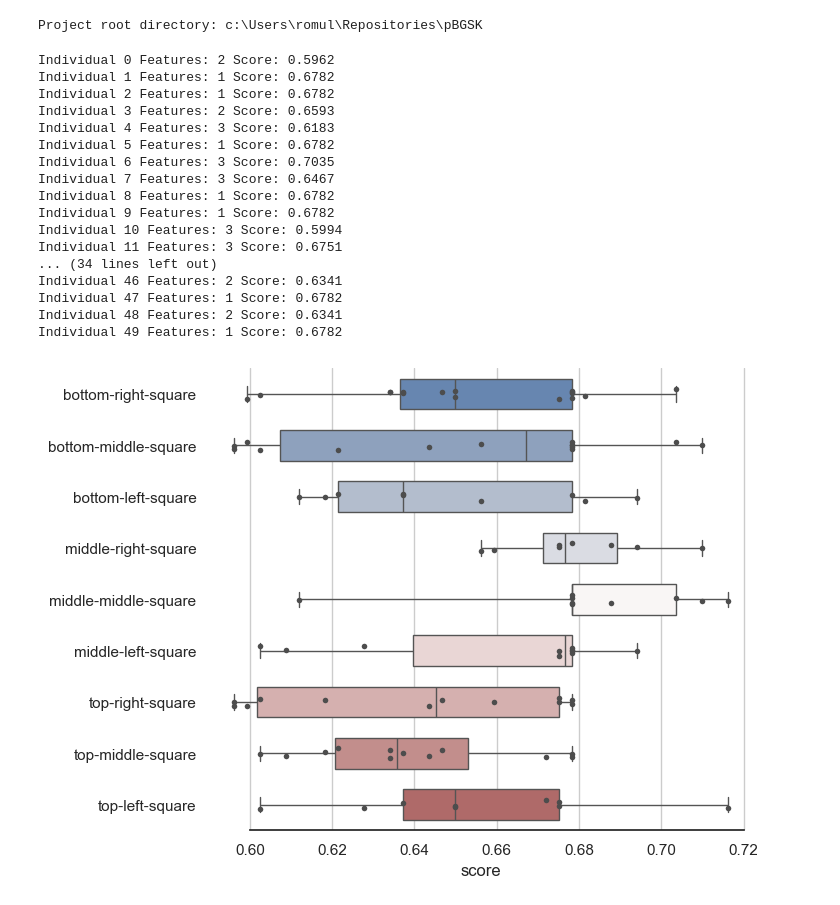
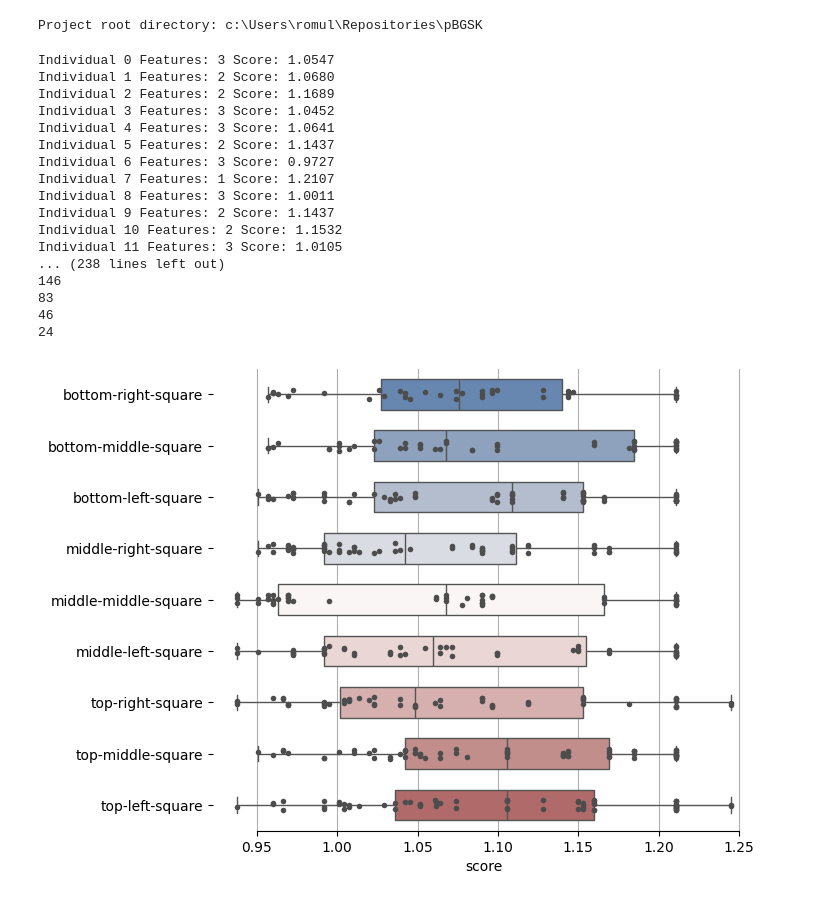
Before and after one commit to Romulol-B/pBGSK, a Jupyter notebook: notebooks/fs-pbgsk.ipynb, the cells around one changed output. Drawn from its saved outputs; the diff is of its cells as text; code cells hidden in the pictures.

Commit message:
gsk completo e pop reduction

```diff
--- a/notebooks/fs-pbgsk.ipynb
+++ b/notebooks/fs-pbgsk.ipynb
@@ -140,69 +212,59 @@ def stage_dimension(gem_max:int, gem_atual:int,k_rate:float, num_individuos:int)
 # %%
 from sklearn.metrics import accuracy_score
 import numpy as np
 mapping = { 'x': 1, 'o': -1, 'b': 0 }
 data_set_name = 'tic_tac_toe_endgame'
 df = data_loader(data_set_name)
 columns_names = df.data.features.columns
 df.data.features = df.data.features.replace(mapping)
 X =df.data.features
 y = np.ravel(df.data.targets)
 data_tuple = sk.model_selection.train_test_split(X, y, test_size=0.33, random_state=42)
 # 2. Create the population
 # This passes the data references to all individuals
-num_population = 50
+num_population = 250
 lower_k=1
 upper_k=4
 pop = population_creation(
     num_population=num_population,
     lower_k=lower_k,
     upper_k=upper_k,
     data_tuple=data_tuple,
     data_set_name=data_set_name,
     columns_names=columns_names
 )
 
 # 3. Calculate fitness for each individual
 for indiv in pop.individuals:
     indiv.calculate_fitness()
     print(f"Individual {indiv.individual_id} Features: {indiv.number_of_features} Score: {indiv.score:.4f}")
-#    def beginners_sharing_phase()
-knowledge_ratio =0.5
-for t in range(1,num_population-1):
-    for d in range(len(pop.individuals[0].features)):
-        if random.random() <knowledge_ratio:
-            rand_idx = int(random.random()*len(pop.individuals))
-            rand_indiv = pop.individuals[rand_idx]
-            xt = pop.individuals[t]
-            xt0 = pop.individuals[t-1]
-            xt2 = pop.individuals[t+1]
-            if pop.individuals[t].score>rand_indiv.score:
-                xtk =xt.numeric_features[d] + (xt0.numeric_features[d]-xt2.numeric_features[d] )+(rand_indiv.numeric_features[d] - xt.numeric_features[d])
-            else:
-                xtk =xt.numeric_features[d] + (xt0.numeric_features[d] -xt2.numeric_features[d] )+(xt.numeric_features[d]- rand_indiv.numeric_features[d] )
-            pop.individuals[t].features[d] =(xtk >0)
-            pop.individuals[t].numeric_features[d] = xtk +0
+#beginners_sharing_phase()
+pop.dataframe()
+pop.sort_by_fitness()
+i=0
+pop.ploting_score()
+while i<50 and pop.len>12:
+    i+=1
+    pop.beginner_gsk()
+    pop.intermediate_gsk()
+    if pop.population_reduction(i,50):
+        break
 # %% [output]
-Individual 0 Features: 2 Score: 0.5962
-Individual 1 Features: 1 Score: 0.6782
-Individual 2 Features: 1 Score: 0.6782
-Individual 3 Features: 2 Score: 0.6593
-Individual 4 Features: 3 Score: 0.6183
-Individual 5 Features: 1 Score: 0.6782
-Individual 6 Features: 3 Score: 0.7035
-Individual 7 Features: 3 Score: 0.6467
-Individual 8 Features: 1 Score: 0.6782
-Individual 9 Features: 1 Score: 0.6782
-Individual 10 Features: 3 Score: 0.5994
-Individual 11 Features: 3 Score: 0.6751
-... (34 lines left out)
-Individual 46 Features: 2 Score: 0.6341
-Individual 47 Features: 1 Score: 0.6782
-Individual 48 Features: 2 Score: 0.6341
-Individual 49 Features: 1 Score: 0.6782
+Individual 0 Features: 3 Score: 1.0547
+Individual 1 Features: 2 Score: 1.0680
+Individual 2 Features: 2 Score: 1.1689
+Individual 3 Features: 3 Score: 1.0452
+Individual 4 Features: 3 Score: 1.0641
+Individual 5 Features: 2 Score: 1.1437
+Individual 6 Features: 3 Score: 0.9727
+Individual 7 Features: 1 Score: 1.2107
+Individual 8 Features: 3 Score: 1.0011
+Individual 9 Features: 2 Score: 1.1437
+Individual 10 Features: 2 Score: 1.1532
+Individual 11 Features: 3 Score: 1.0105
+... (238 lines left out)
+146
+83
+46
+24
+[figure, added]
-# %%
-pop.dataframe()
-pop.sort_by_fitness()
-pop.ploting_freq()
-# %% [output]
-[figure, removed]
```
Also changed, not shown: parts of 9 cells of this notebook, 1 other file.
